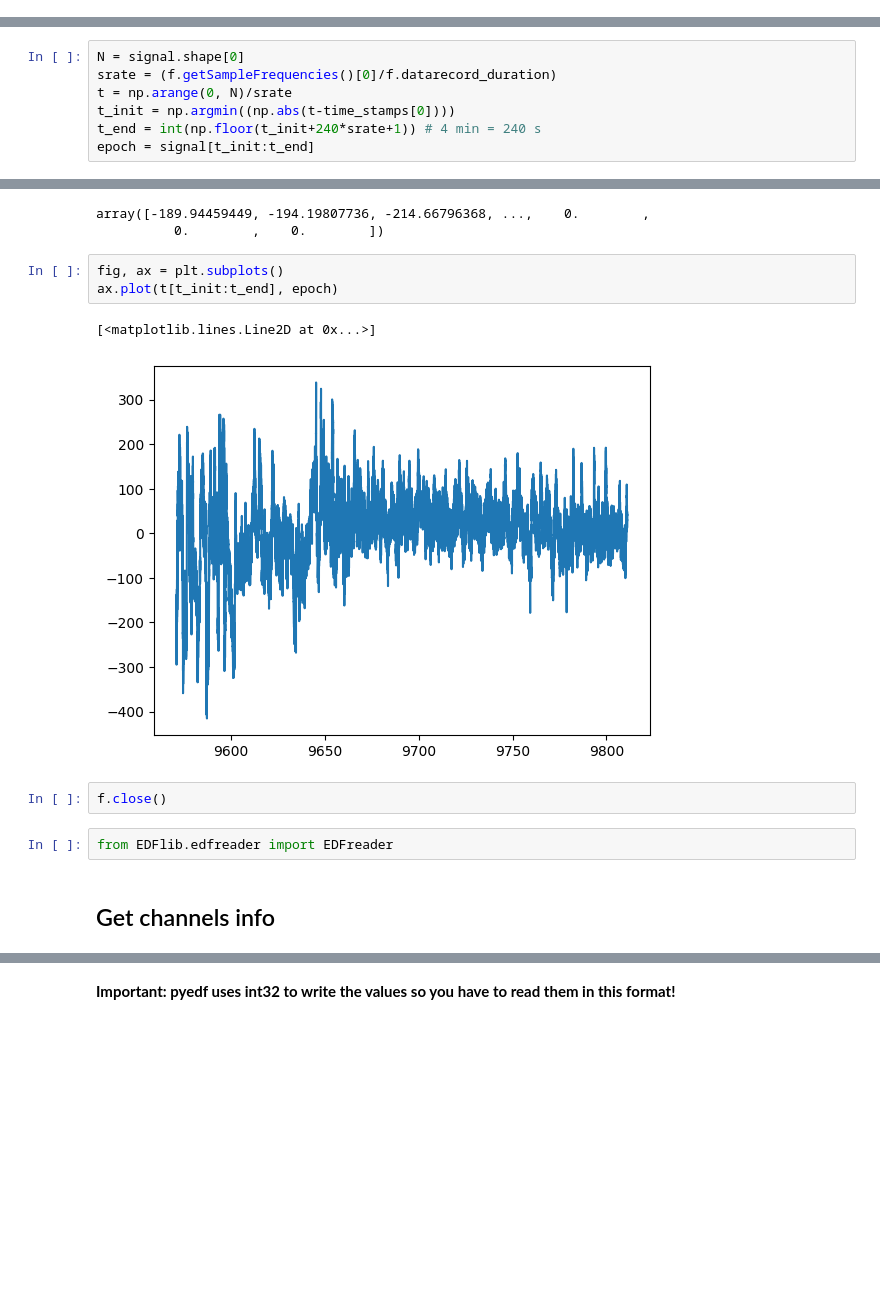
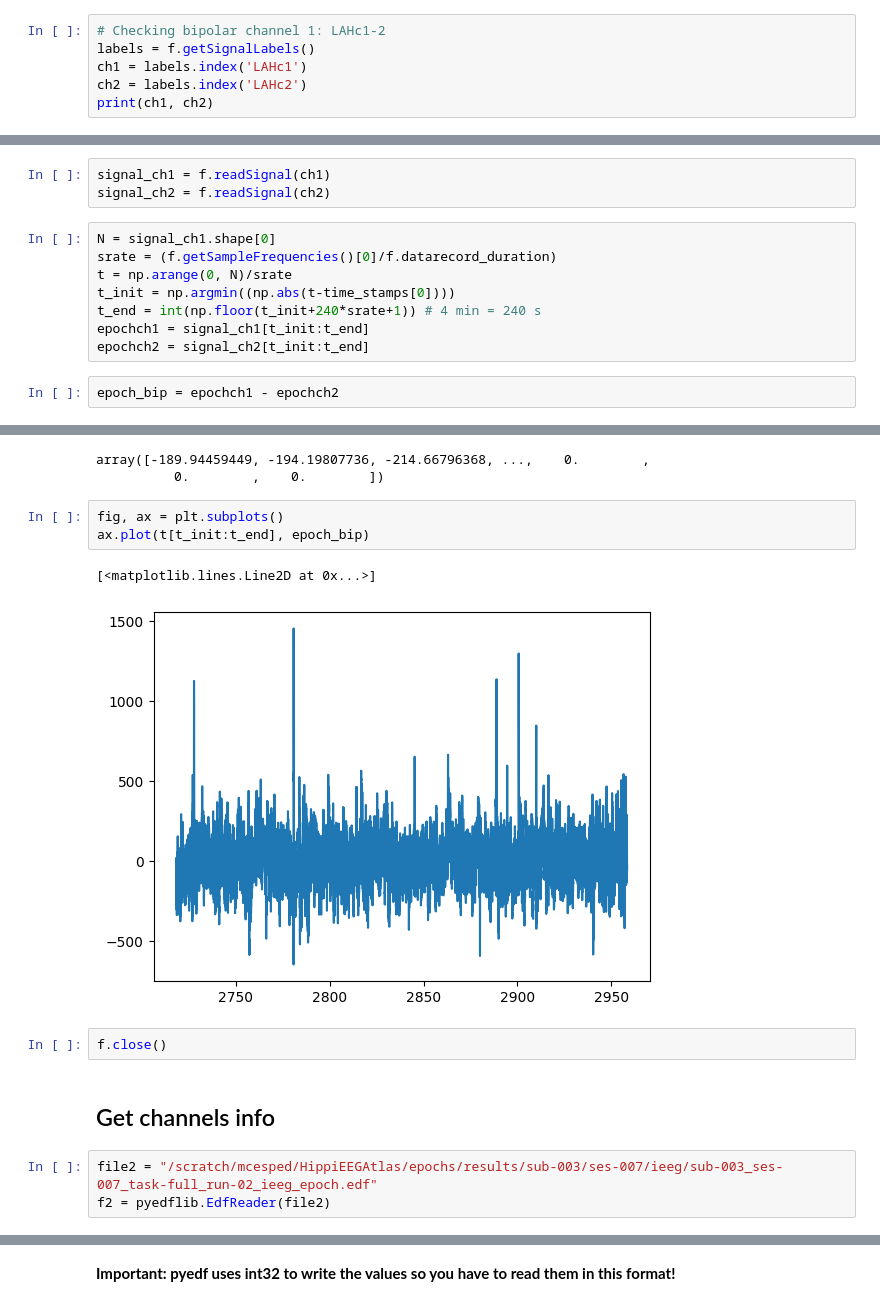
Before and after one commit to mcespedes99/HippiEEGAtlas, a Jupyter notebook: code/DSP/EEG_inspection.ipynb, the cells around one changed output, grey strips where cells are left out. Cells and saved outputs as stored; diff of their text form; blank space fills up the shorter version.

Commit message:
Working version bipolar epochs

```diff
--- a/code/DSP/EEG_inspection.ipynb
+++ b/code/DSP/EEG_inspection.ipynb
@@ -155,0 +269,6 @@ signal = f.readSignal(0)
+# %%
+# Checking bipolar channel 1: LAHc1-2
+labels = f.getSignalLabels()
+ch1 = labels.index('LAHc1')
+ch2 = labels.index('LAHc2')
+print(ch1, ch2)
@@ -156,10 +277,16 @@ signal = f.readSignal(0)
+# %%
+signal_ch1 = f.readSignal(ch1)
+signal_ch2 = f.readSignal(ch2)
 # %%
-N = signal.shape[0]
+N = signal_ch1.shape[0]
 srate = (f.getSampleFrequencies()[0]/f.datarecord_duration)
 t = np.arange(0, N)/srate
 t_init = np.argmin((np.abs(t-time_stamps[0])))
 t_end = int(np.floor(t_init+240*srate+1)) # 4 min = 240 s
-epoch = signal[t_init:t_end]
+epochch1 = signal_ch1[t_init:t_end]
+epochch2 = signal_ch2[t_init:t_end]
+# %%
+epoch_bip = epochch1 - epochch2
 # %%
 f.datarecord_duration
 # %% [output]
@@ -179,14 +306,15 @@ array([-189.94459449, -194.19807736, -214.66796368, ...,    0.        ,
           0.        ,    0.        ])
 # %%
 fig, ax = plt.subplots()
-ax.plot(t[t_init:t_end], epoch)
+ax.plot(t[t_init:t_end], epoch_bip)
 # %% [output]
 [<matplotlib.lines.Line2D at 0x...>]
-[figure, old version]
+[figure, new version]
 # %%
 f.close()
-# %%
-from EDFlib.edfreader import EDFreader
 # %% [markdown]
 ## Get channels info
+# %%
+file2 = "/scratch/mcesped/HippiEEGAtlas/epochs/results/sub-003/ses-007/ieeg/sub-003_ses-007_task-full_run-02_ieeg_epoch.edf"
+f2 = pyedflib.EdfReader(file2)
 # %%
```
Also changed, not shown: parts of 29 cells of this notebook, 7 other files.
